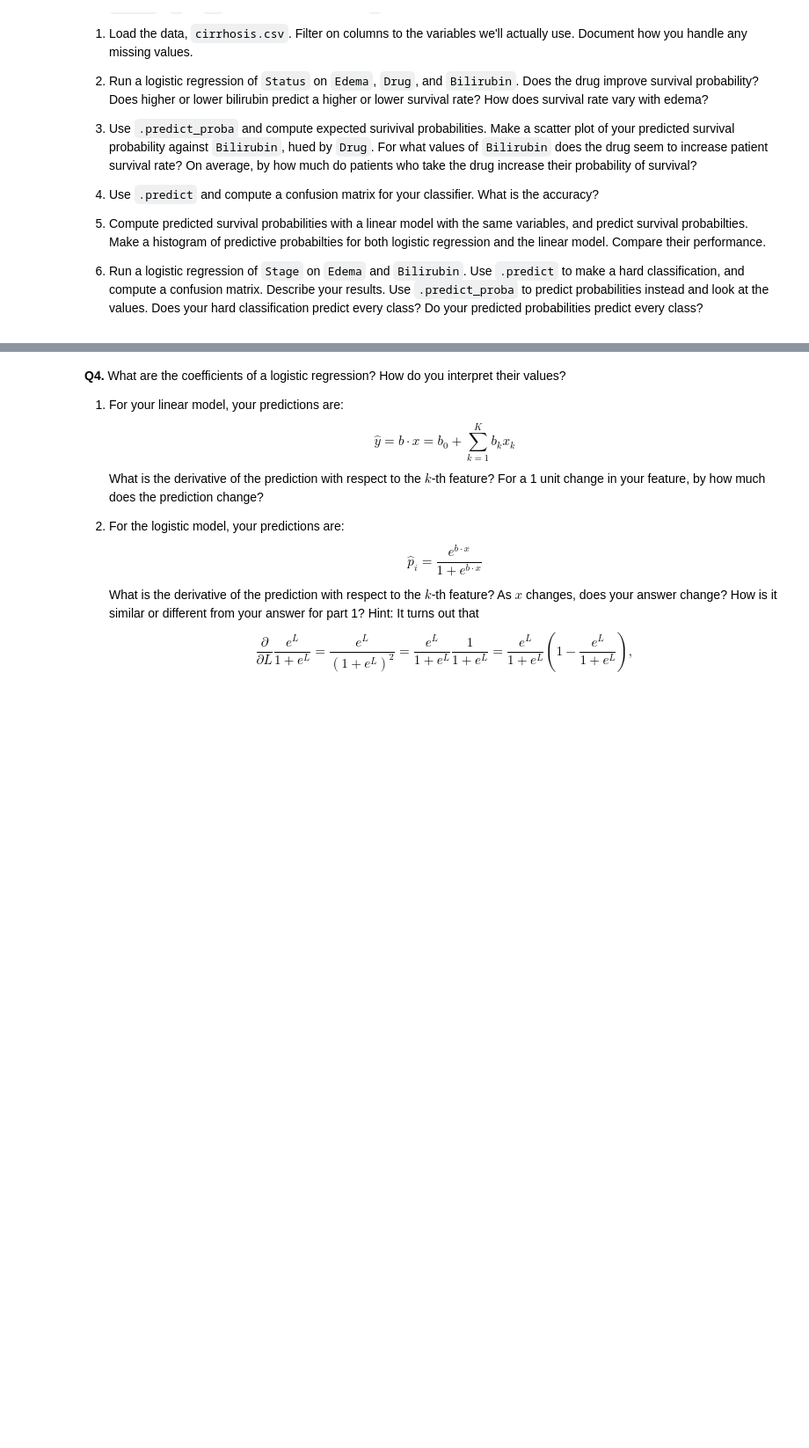
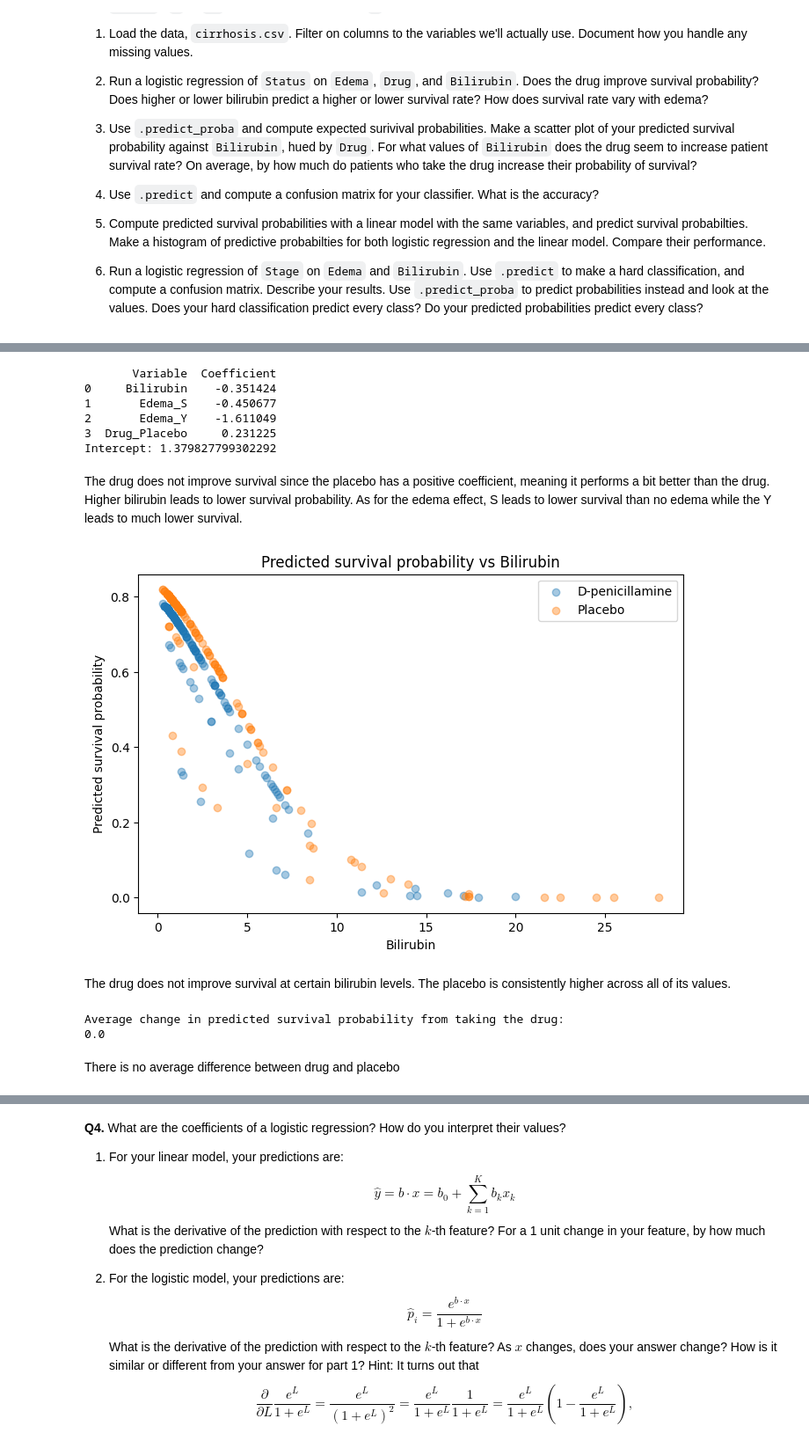
Before and after one commit to kenny507/undergrad_ml_assignments, a Jupyter notebook: 05_assignment_glm.ipynb, the cells around one changed output, grey strips where cells are left out. Shown at 88% size. Cells and saved outputs as stored; diff of their text form; code cells hidden in the pictures; blank space fills up the shorter version.

```diff
--- a/05_assignment_glm.ipynb
+++ b/05_assignment_glm.ipynb
@@ -269,3 +269,19 @@ The relevant data are:
 5. Compute predicted survival probabilities with a linear model with the same variables, and predict survival probabilties. Make a histogram of predictive probabilties for both logistic regression and the linear model. Compare their performance.
 
 6. Run a logistic regression of `Stage` on `Edema` and `Bilirubin`. Use `.predict` to make a hard classification, and compute a confusion matrix. Describe your results. Use `.predict_proba` to predict probabilities instead and look at the values. Does your hard classification predict every class? Do your predicted probabilities predict every class?
+# %%
+import pandas as pd
+
+df = pd.read_csv("./data/cirrhosis.csv")
+cols = ["Bilirubin", "Edema", "Drug", "Stage", "Status"]
+df =df[cols].copy()
+print("Missing values in each column:")
+print(df.isnull().sum())
+
+df_survival = df[["Bilirubin","Edema", "Drug", "Status"]].dropna().copy()
+df_survival["survived"] = df_survival["Status"].isin(["C","CL"]).astype(int)
+print(df_survival.head())
+print(df_survival["survived"].value_counts())
+
+df_stage =df[["Bilirubin", "Edema", "Stage"]].dropna().copy()
+print(df_stage.head())
@@ -271,0 +306,57 @@ The relevant data are:
+# %%
+from sklearn.linear_model import LogisticRegression
+X = pd.get_dummies(df_survival[["Edema","Drug", "Bilirubin"]],drop_first=True)
+y = df_survival["survived"]
+
+log_model =LogisticRegression(max_iter=5000)
+log_model.fit(X,y)
+coef_df = pd.DataFrame({"Variable": X.columns,"Coefficient":log_model.coef_[0]})
+print(coef_df)
+print("Intercept:", log_model.intercept_[0])
+# %% [output]
+       Variable  Coefficient
+0     Bilirubin    -0.351424
+1       Edema_S    -0.450677
+2       Edema_Y    -1.611049
+3  Drug_Placebo     0.231225
+Intercept: 1.379827799302292
+# %% [markdown]
+The drug does not improve survival since the placebo has a positive coefficient, meaning it performs a bit better than the drug. Higher bilirubin leads to lower survival probability. As for the edema effect, S leads to lower survival than no edema while the Y leads to much lower survival.
+# %%
+import matplotlib.pyplot as plt
+df_survival["pred_prob"] = log_model.predict_proba(X)[:,1]
+
+plt.figure(figsize=(8, 5))
+for drug_name in df_survival["Drug"].unique():
+    subset = df_survival[df_survival["Drug"] ==drug_name]
+    plt.scatter(subset["Bilirubin"],subset["pred_prob"],alpha=0.4,label=drug_name)
+plt.xlabel("Bilirubin")
+plt.ylabel("Predicted survival probability")
+plt.title("Predicted survival probability vs Bilirubin")
+plt.legend()
+plt.show()
+# %% [output]
+[figure, added]
+# %% [markdown]
+The drug does not improve survival at certain bilirubin levels. The placebo is consistently higher across all of its values.
+# %%
+base = df_survival[["Edema", "Drug", "Bilirubin"]].copy()
+drug_version = base.copy()
+drug_version["Drug"] = "D-penicillamine"
+
+placebo_version = base.copy()
+placebo_version["Drug"] = "Placebo"
+X_drug = pd.get_dummies(drug_version, drop_first=True)
+X_placebo = pd.get_dummies(placebo_version, drop_first=True)
+X_drug = X_drug.reindex(columns=X.columns, fill_value=0)
+X_placebo = X_placebo.reindex(columns=X.columns, fill_value=0)
+prob_drug = log_model.predict_proba(X_drug)[:, 1]
+prob_placebo = log_model.predict_proba(X_placebo)[:, 1]
+avg_change = (prob_drug - prob_placebo).mean()
+print("Average change in predicted survival probability from taking the drug:")
+print(avg_change)
+# %% [output]
+Average change in predicted survival probability from taking the drug:
+0.0
+# %% [markdown]
+There is no average difference between drug and placebo
```
Also changed, not shown: parts of 9 cells of this notebook.
